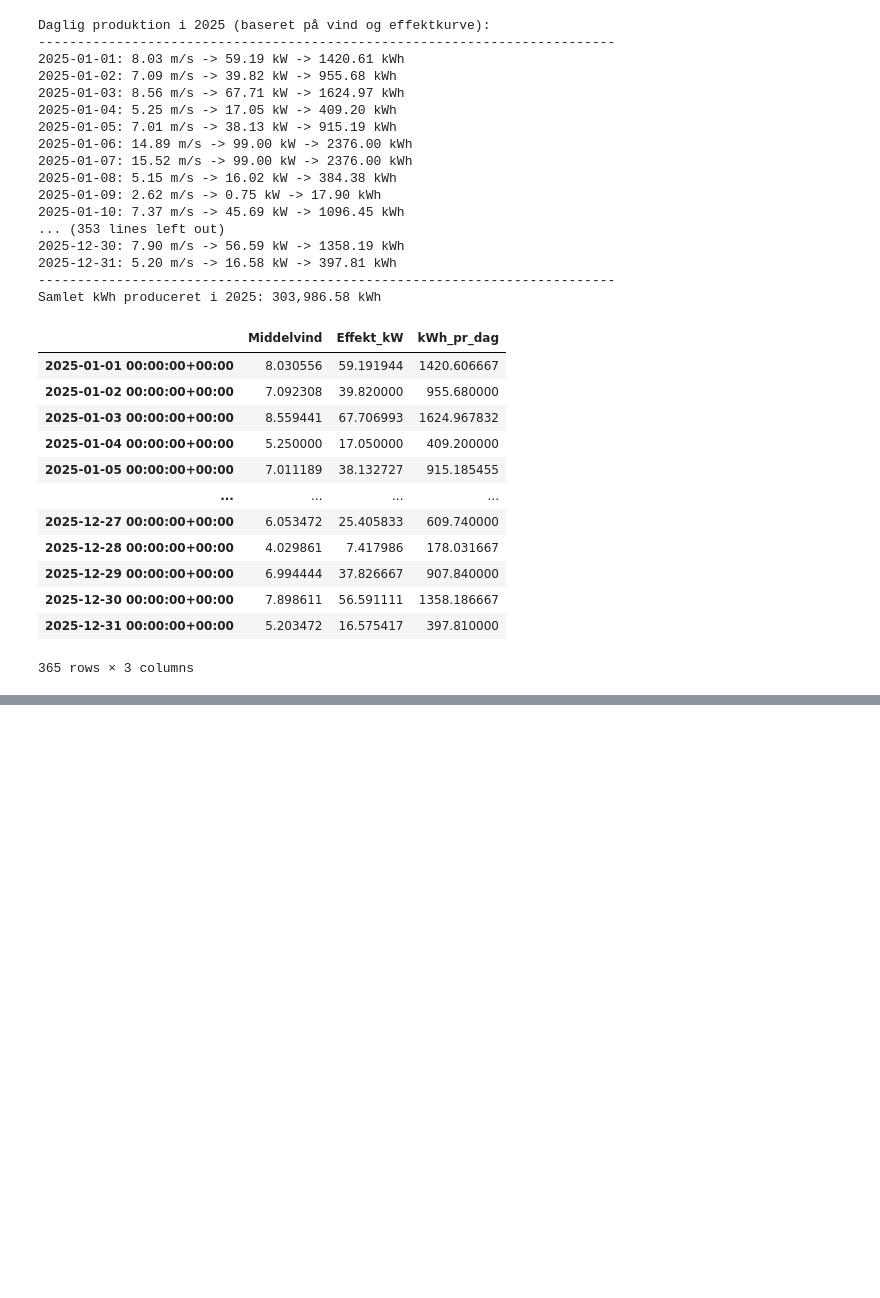
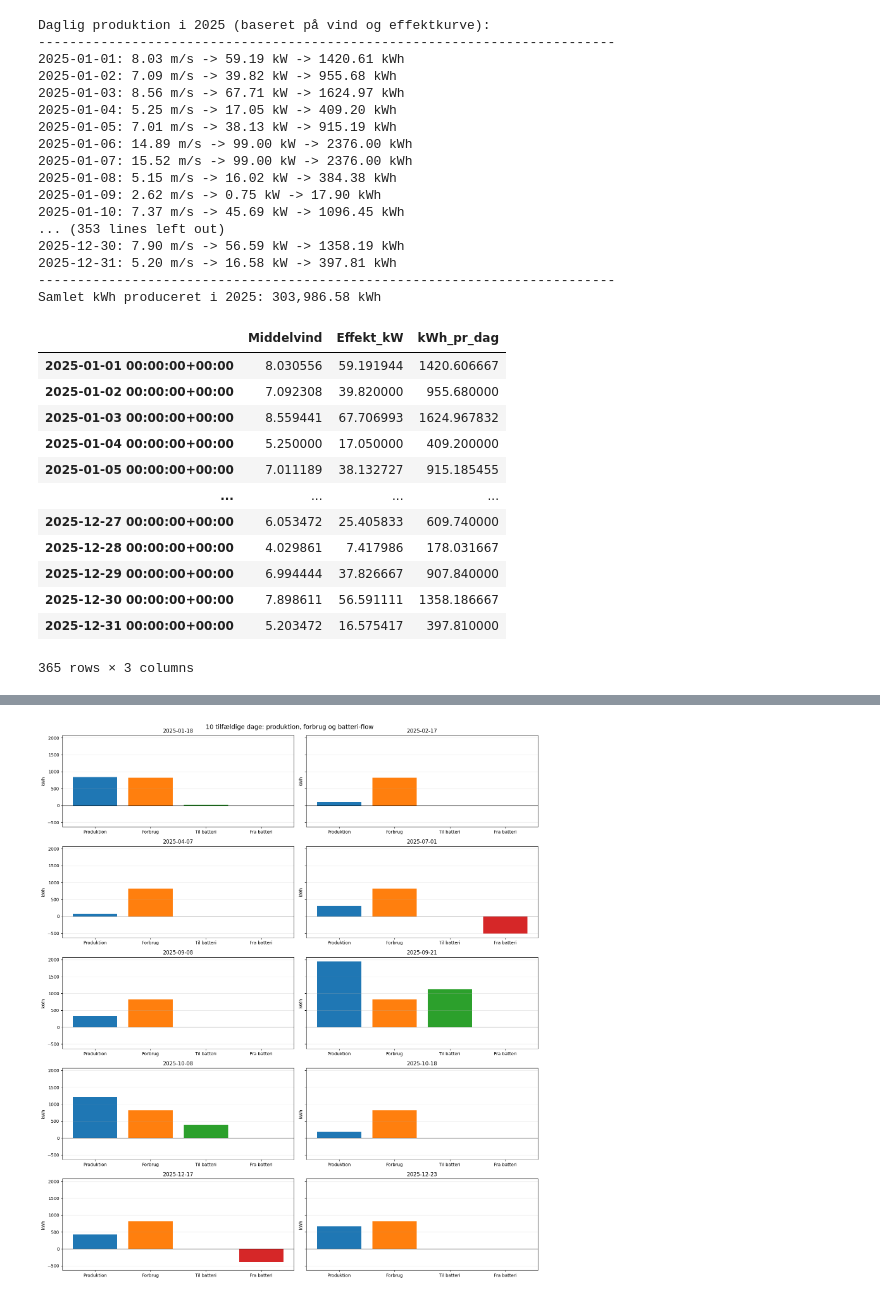
Before and after one commit to RasmusJB/Ny-uge-mandag, a Jupyter notebook: notebooks/visualisering v_1.ipynb, the cells around one changed output, grey strips where cells are left out. Cells and saved outputs as stored; diff of their text form; code cells hidden in the pictures; blank space fills up the shorter version.

```diff
--- a/notebooks/visualisering v_1.ipynb
+++ b/notebooks/visualisering v_1.ipynb
@@ -1286,0 +1026,85 @@ HBox(children=(Button(button_style='success', description='Start', style=ButtonS
+# %%
+# 10 tilfældige dage: produktion, forbrug og batteri-flow (ind/ud)
+import matplotlib.pyplot as plt
+
+if "df_kwh" not in globals() or "kWh_pr_dag" not in df_kwh.columns:
+    raise RuntimeError("Kør celle 2 først (df_kwh mangler).")
+
+if "daily_city_kwh" not in globals():
+    raise RuntimeError("Kør celle 4 først (daily_city_kwh mangler).")
+
+battery_capacity_kwh_local = 1000.0
+battery_level_kwh_local = 0.0
+day_rows = []
+
+for day, row in df_kwh.iterrows():
+    production_kwh = float(row["kWh_pr_dag"])
+    demand_kwh = float(daily_city_kwh)
+
+    direct_to_city_kwh = min(production_kwh, demand_kwh)
+    remaining_city_need_kwh = demand_kwh - direct_to_city_kwh
+
+    transformer_surplus_kwh = max(0.0, production_kwh - demand_kwh)
+    to_battery_kwh = transformer_surplus_kwh
+    battery_level_kwh_local += to_battery_kwh
+
+    from_battery_kwh = min(battery_level_kwh_local - to_battery_kwh, remaining_city_need_kwh)
+    battery_level_kwh_local -= from_battery_kwh
+    remaining_city_need_kwh -= from_battery_kwh
+
+    export_kwh = 0.0
+    if battery_level_kwh_local > battery_capacity_kwh_local:
+        export_kwh = battery_level_kwh_local - battery_capacity_kwh_local
+        battery_level_kwh_local = battery_capacity_kwh_local
+
+    unserved_kwh = max(0.0, remaining_city_need_kwh)
+
+    day_rows.append(
+        {
+            "date": day,
+            "production_kwh": production_kwh,
+            "demand_kwh": demand_kwh,
+            "to_battery_kwh": to_battery_kwh,
+            "from_battery_kwh": from_battery_kwh,
+            "battery_level_kwh": battery_level_kwh_local,
+            "export_kwh": export_kwh,
+            "unserved_kwh": unserved_kwh,
+        }
+    )
+
+flow_df = pd.DataFrame(day_rows).set_index("date")
+
+n_days = min(10, len(flow_df))
+sample_df = flow_df.sample(n=n_days).sort_index()
+
+print("10 tilfældige dage valgt:")
+for day in sample_df.index:
+    print("-", day.strftime("%Y-%m-%d"))
+
+fig, axes = plt.subplots(5, 2, figsize=(16, 18), sharey=True)
+axes = axes.flatten()
+
+for i, (day, r) in enumerate(sample_df.iterrows()):
+    ax = axes[i]
+    labels = ["Produktion", "Forbrug", "Til batteri", "Fra batteri"]
+    values = [
+        r["production_kwh"],
+        r["demand_kwh"],
+        r["to_battery_kwh"],
+        -r["from_battery_kwh"],
+    ]
+    colors = ["#1f77b4", "#ff7f0e", "#2ca02c", "#d62728"]
+
+    ax.bar(labels, values, color=colors)
+    ax.axhline(0, color="black", linewidth=0.8)
+    ax.set_title(day.strftime("%Y-%m-%d"))
+    ax.set_ylabel("kWh")
+    ax.grid(axis="y", alpha=0.25)
+
+for j in range(i + 1, len(axes)):
+    axes[j].axis("off")
+
+plt.suptitle("10 tilfældige dage: produktion, forbrug og batteri-flow", fontsize=14)
+plt.tight_layout()
+plt.show()
+# %% [output]
@@ -1286,0 +1122 @@ HBox(children=(Button(button_style='success', description='Start', style=ButtonS
+[figure, added]
```
Also changed, not shown: parts of 6 cells of this notebook, 1 other file.
